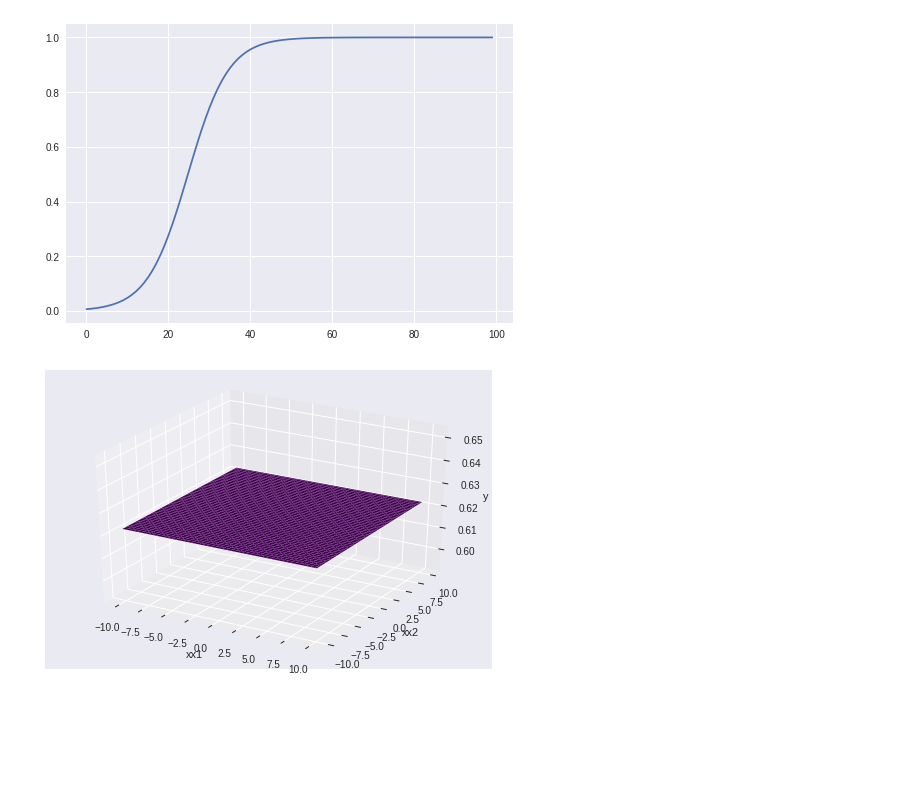
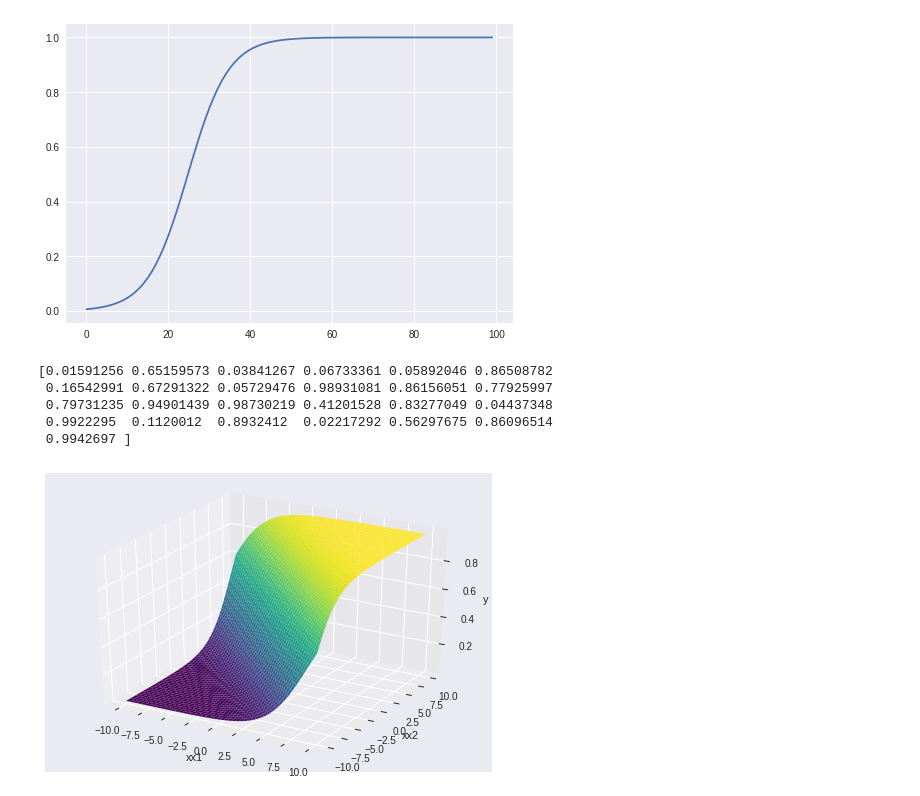
Before and after one commit to Ashish1999Kumar/Deep-learning, a Jupyter notebook: sigmoid.ipynb, the cells around one changed output. Cells and saved outputs as stored; diff of their text form; code cells hidden in the pictures; blank space fills up the shorter version.

```diff
--- a/sigmoid.ipynb
+++ b/sigmoid.ipynb
@@ -27,21 +28,28 @@ def sigmoid_2d(x1,x2,w1,w2,b):
 # %%
 sigmoid_2d(0,0,0,1,1)
 from mpl_toolkits import mplot3d
+# %%
+print(Y)
+# %% [output]
+[0.01591256 0.65159573 0.03841267 0.06733361 0.05892046 0.86508782
+ 0.16542991 0.67291322 0.05729476 0.98931081 0.86156051 0.77925997
+ 0.79731235 0.94901439 0.98730219 0.41201528 0.83277049 0.04437348
+ 0.9922295  0.1120012  0.8932412  0.02217292 0.56297675 0.86096514
+ 0.9942697 ]
 # %%
 X1=np.linspace(-10,10,100)
 X2=np.linspace(-10,10,100)
-w1=0
-w2=0
+w1=0.5
+w2=0.5
 b=0.5
-
 XX1, XX2 = np.meshgrid(X1,X2)
 Y=sigmoid_2d(XX1,XX2,w1,w2,b)
 
 fig = plt.figure()
 ax = plt.axes(projection='3d')
 ax.plot_surface(XX1, XX2, Y, cmap='viridis')
 ax.set_xlabel('xx1')
 ax.set_ylabel('xx2')
 ax.set_zlabel('y');
 # %% [output]
-[figure, old version]
+[figure, new version]
```
Also changed, not shown: parts of 14 cells of this notebook.
